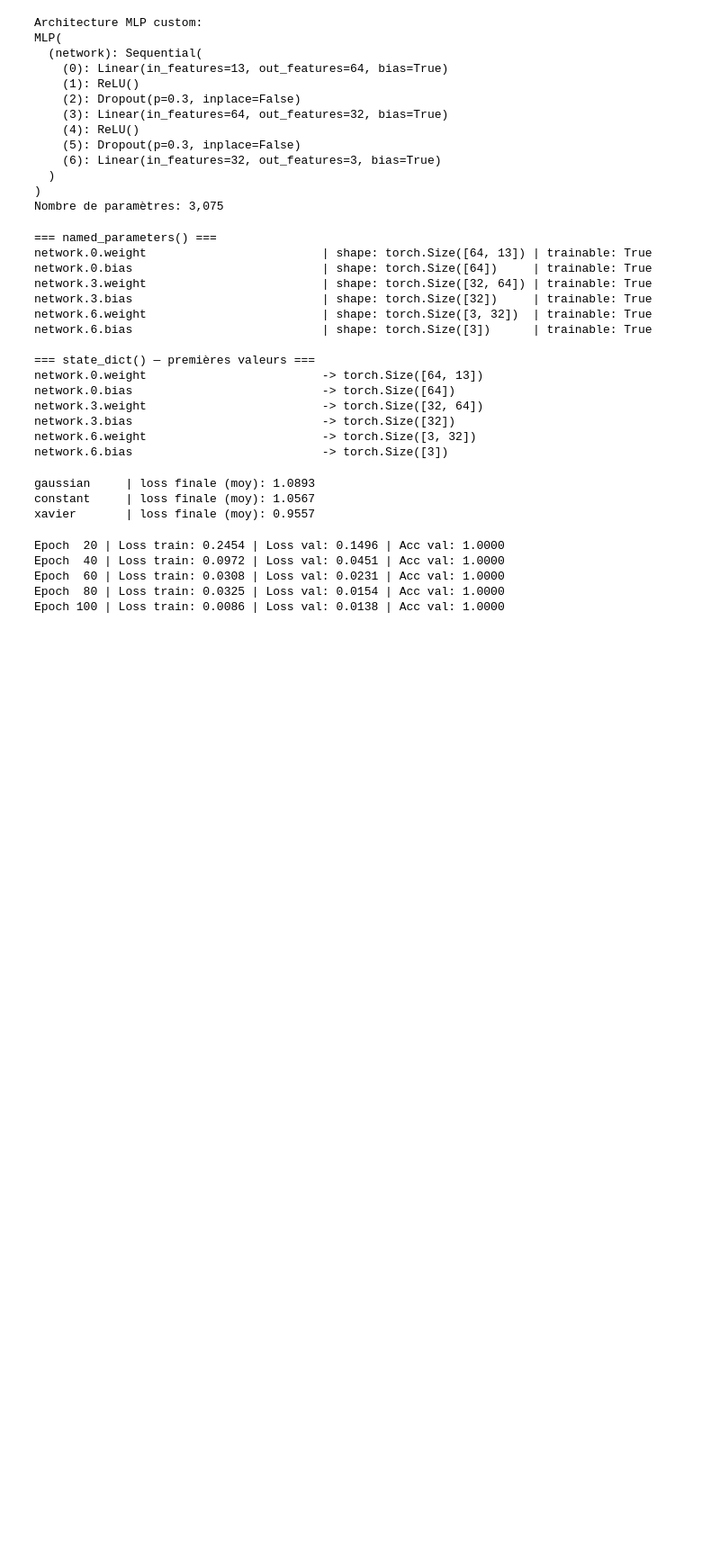
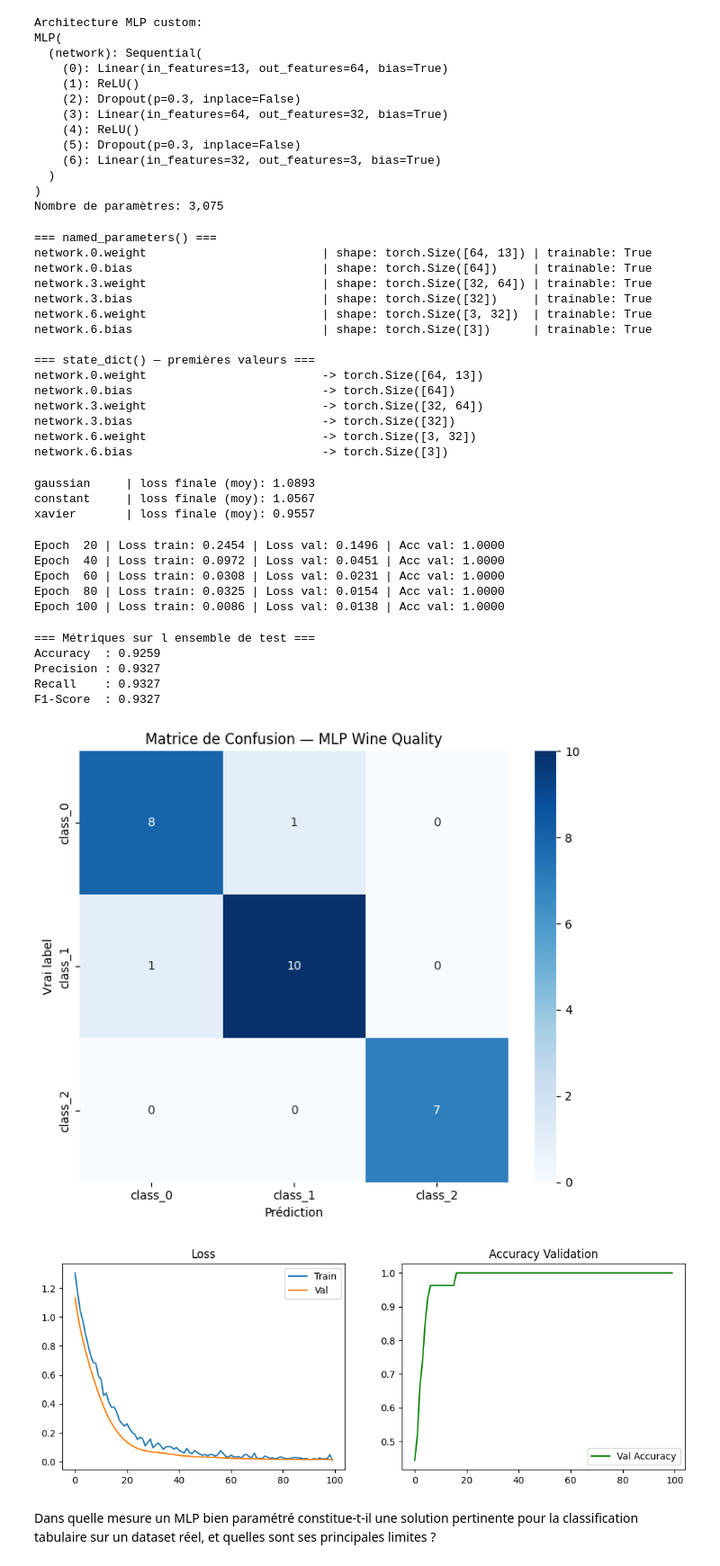
Before and after one commit to rania-532/projet-deep-learning-4IAD, a Jupyter notebook: deep-learning-4IAD.ipynb, the cells around one changed output. Shown at 90% size. Cells and saved outputs as stored; diff of their text form; code cells hidden in the pictures; blank space fills up the shorter version.

Commit message:
Evaluation des modèles MLP

```diff
--- a/deep-learning-4IAD.ipynb
+++ b/deep-learning-4IAD.ipynb
@@ -266,3 +266,46 @@ Epoch  40 | Loss train: 0.0972 | Loss val: 0.0451 | Acc val: 1.0000
 Epoch  60 | Loss train: 0.0308 | Loss val: 0.0231 | Acc val: 1.0000
 Epoch  80 | Loss train: 0.0325 | Loss val: 0.0154 | Acc val: 1.0000
 Epoch 100 | Loss train: 0.0086 | Loss val: 0.0138 | Acc val: 1.0000
+# %%
+# === CELLULE 8 : Recharger le meilleur modèle et évaluer ===
+
+best_model = MLP(input_dim=13, hidden_dims=[64, 32], output_dim=3).to(device)
+best_model.load_state_dict(torch.load('/content/drive/MyDrive/best_mlp.pth'))
+best_model.eval()
+
+with torch.no_grad():
+    test_preds = best_model(X_te).argmax(1).cpu().numpy()
+    y_true = y_te.cpu().numpy()
+
+print('=== Métriques sur l ensemble de test ===')
+print(f'Accuracy  : {accuracy_score(y_true, test_preds):.4f}')
+print(f'Precision : {precision_score(y_true, test_preds, average="macro"):.4f}')
+print(f'Recall    : {recall_score(y_true, test_preds, average="macro"):.4f}')
+print(f'F1-Score  : {f1_score(y_true, test_preds, average="macro"):.4f}')
+
+# Matrice de confusion
+cm = confusion_matrix(y_true, test_preds)
+plt.figure(figsize=(7,6))
+sns.heatmap(cm, annot=True, fmt='d', cmap='Blues',
+            xticklabels=wine.target_names, yticklabels=wine.target_names)
+plt.title('Matrice de Confusion — MLP Wine Quality')
+plt.ylabel('Vrai label'); plt.xlabel('Prédiction')
+plt.tight_layout(); plt.savefig('confusion_mlp.png', dpi=150); plt.show()
+
+# Courbes d'apprentissage
+fig, (ax1, ax2) = plt.subplots(1, 2, figsize=(12, 4))
+ax1.plot(train_losses, label='Train'); ax1.plot(val_losses, label='Val')
+ax1.set_title('Loss'); ax1.legend()
+ax2.plot(val_accs, label='Val Accuracy', color='green')
+ax2.set_title('Accuracy Validation'); ax2.legend()
+plt.savefig('learning_curves_mlp.png', dpi=150); plt.show()
+# %% [output]
+=== Métriques sur l ensemble de test ===
+Accuracy  : 0.9259
+Precision : 0.9327
+Recall    : 0.9327
+F1-Score  : 0.9327
+[figure, added]
+[figure, added]
+# %% [markdown]
+Dans quelle mesure un MLP bien paramétré constitue-t-il une solution pertinente pour la classification tabulaire sur un dataset réel, et quelles sont ses principales limites ?
```
